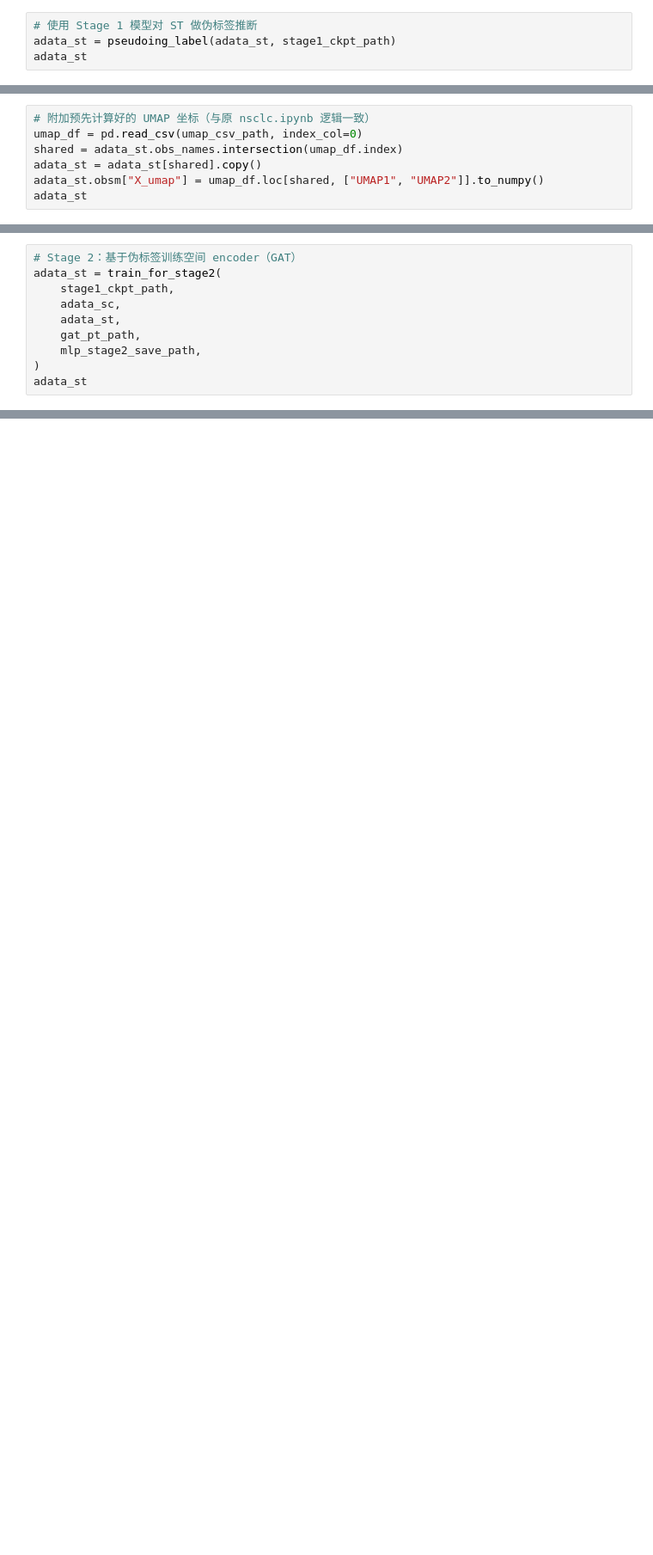
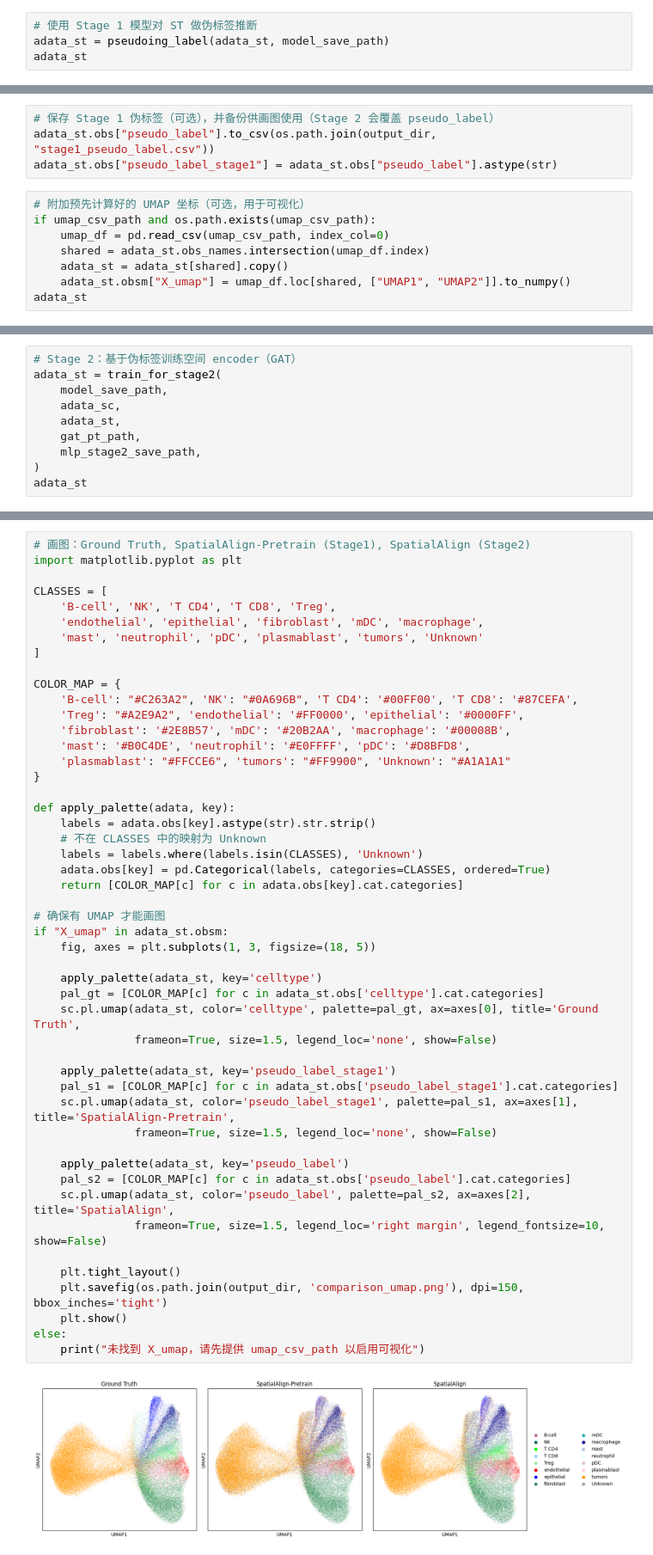
Before and after one commit to 1liuchunlong/SpatialAlign, a Jupyter notebook: demo-nsclc.ipynb, the cells around one changed output, grey strips where cells are left out. Shown at 86% size. Saved outputs shown, nothing was run; the diff lists cells and outputs as text; blank space fills up the shorter version.

```diff
--- a/demo-nsclc.ipynb
+++ b/demo-nsclc.ipynb
@@ -59,7 +61,7 @@ AnnData object with n_obs × n_vars = 85904 × 952
     obsm: 'spatial'
 # %%
 # 使用 Stage 1 模型对 ST 做伪标签推断
-adata_st = pseudoing_label(adata_st, stage1_ckpt_path)
+adata_st = pseudoing_label(adata_st, model_save_path)
 adata_st
 # %% [output]
 Filtered Accuracy: 0.7083
@@ -86,9 +133,14 @@ AnnData object with n_obs × n_vars = 85904 × 952
+# %%
+# 保存 Stage 1 伪标签（可选），并备份供画图使用（Stage 2 会覆盖 pseudo_label）
+adata_st.obs["pseudo_label"].to_csv(os.path.join(output_dir, "stage1_pseudo_label.csv"))
+adata_st.obs["pseudo_label_stage1"] = adata_st.obs["pseudo_label"].astype(str)
 # %%
-# 附加预先计算好的 UMAP 坐标（与原 nsclc.ipynb 逻辑一致）
-umap_df = pd.read_csv(umap_csv_path, index_col=0)
-shared = adata_st.obs_names.intersection(umap_df.index)
-adata_st = adata_st[shared].copy()
-adata_st.obsm["X_umap"] = umap_df.loc[shared, ["UMAP1", "UMAP2"]].to_numpy()
+# 附加预先计算好的 UMAP 坐标（可选，用于可视化）
+if umap_csv_path and os.path.exists(umap_csv_path):
+    umap_df = pd.read_csv(umap_csv_path, index_col=0)
+    shared = adata_st.obs_names.intersection(umap_df.index)
+    adata_st = adata_st[shared].copy()
+    adata_st.obsm["X_umap"] = umap_df.loc[shared, ["UMAP1", "UMAP2"]].to_numpy()
 adata_st
 # %% [output]
 AnnData object with n_obs × n_vars = 85904 × 952
@@ -98,7 +150,7 @@ AnnData object with n_obs × n_vars = 85904 × 952
 # %%
 # Stage 2：基于伪标签训练空间 encoder（GAT）
 adata_st = train_for_stage2(
-    stage1_ckpt_path,
+    model_save_path,
     adata_sc,
     adata_st,
     gat_pt_path,
@@ -129,0 +215,51 @@ AnnData object with n_obs × n_vars = 85904 × 952
+# %%
+# 画图：Ground Truth, SpatialAlign-Pretrain (Stage1), SpatialAlign (Stage2)
+import matplotlib.pyplot as plt
+
+CLASSES = [
+    'B-cell', 'NK', 'T CD4', 'T CD8', 'Treg',
+    'endothelial', 'epithelial', 'fibroblast', 'mDC', 'macrophage',
+    'mast', 'neutrophil', 'pDC', 'plasmablast', 'tumors', 'Unknown'
+]
+
+COLOR_MAP = {
+    'B-cell': "#C263A2", 'NK': "#0A696B", 'T CD4': '#00FF00', 'T CD8': '#87CEFA',
+    'Treg': "#A2E9A2", 'endothelial': '#FF0000', 'epithelial': '#0000FF',
+    'fibroblast': '#2E8B57', 'mDC': '#20B2AA', 'macrophage': '#00008B',
+    'mast': '#B0C4DE', 'neutrophil': '#E0FFFF', 'pDC': '#D8BFD8',
+    'plasmablast': "#FFCCE6", 'tumors': "#FF9900", 'Unknown': "#A1A1A1"
+}
+
+def apply_palette(adata, key):
+    labels = adata.obs[key].astype(str).str.strip()
+    # 不在 CLASSES 中的映射为 Unknown
+    labels = labels.where(labels.isin(CLASSES), 'Unknown')
+    adata.obs[key] = pd.Categorical(labels, categories=CLASSES, ordered=True)
+    return [COLOR_MAP[c] for c in adata.obs[key].cat.categories]
+
+# 确保有 UMAP 才能画图
+if "X_umap" in adata_st.obsm:
+    fig, axes = plt.subplots(1, 3, figsize=(18, 5))
+
+    apply_palette(adata_st, key='celltype')
+    pal_gt = [COLOR_MAP[c] for c in adata_st.obs['celltype'].cat.categories]
+    sc.pl.umap(adata_st, color='celltype', palette=pal_gt, ax=axes[0], title='Ground Truth',
+               frameon=True, size=1.5, legend_loc='none', show=False)
+
+    apply_palette(adata_st, key='pseudo_label_stage1')
+    pal_s1 = [COLOR_MAP[c] for c in adata_st.obs['pseudo_label_stage1'].cat.categories]
+    sc.pl.umap(adata_st, color='pseudo_label_stage1', palette=pal_s1, ax=axes[1], title='SpatialAlign-Pretrain',
+               frameon=True, size=1.5, legend_loc='none', show=False)
+
+    apply_palette(adata_st, key='pseudo_label')
+    pal_s2 = [COLOR_MAP[c] for c in adata_st.obs['pseudo_label'].cat.categories]
+    sc.pl.umap(adata_st, color='pseudo_label', palette=pal_s2, ax=axes[2], title='SpatialAlign',
+               frameon=True, size=1.5, legend_loc='right margin', legend_fontsize=10, show=False)
+
+    plt.tight_layout()
+    plt.savefig(os.path.join(output_dir, 'comparison_umap.png'), dpi=150, bbox_inches='tight')
+    plt.show()
+else:
+    print("未找到 X_umap，请先提供 umap_csv_path 以启用可视化")
+# %% [output]
+[figure, added]
```
Also changed, not shown: parts of 11 cells of this notebook, 16 other files.
